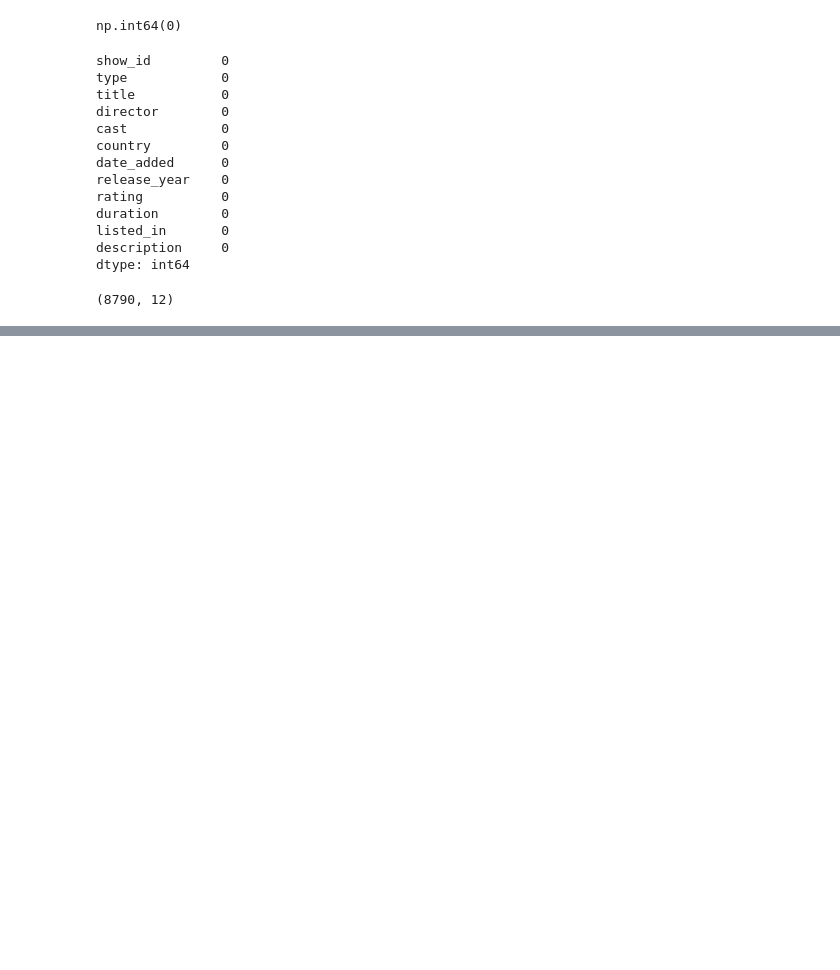
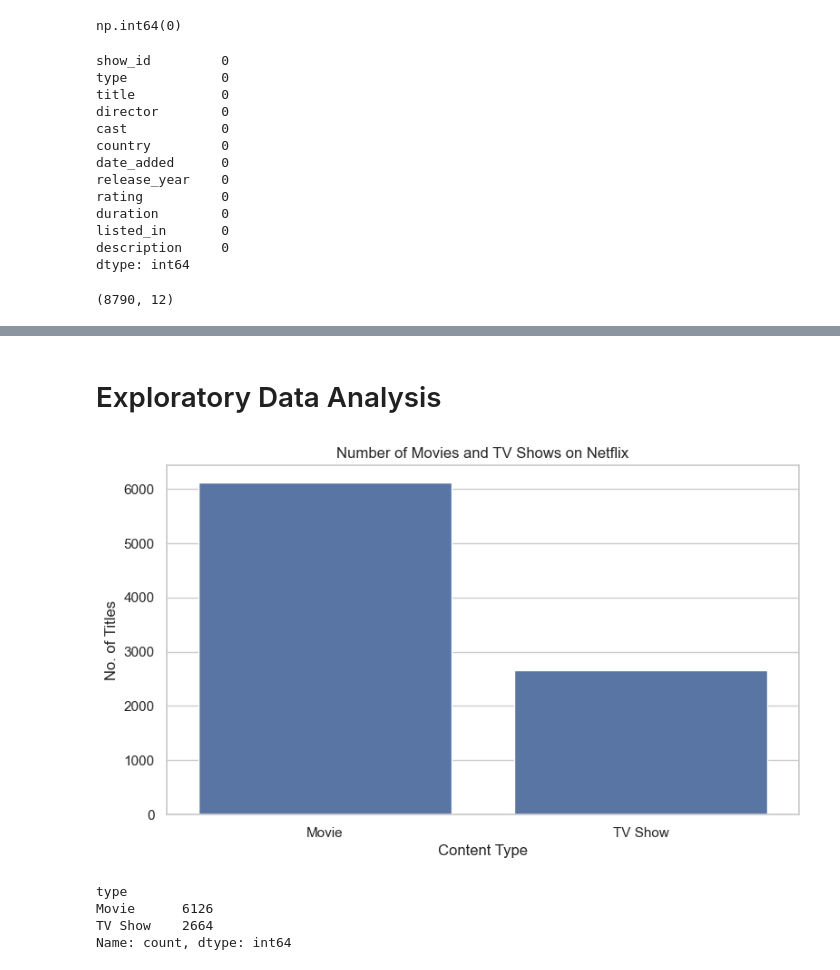
Before and after one commit to baasirahmad46/netflix-eda-visual-storytelling, a Jupyter notebook: notebooks/netflix_eda.ipynb, the cells around one changed output, grey strips where cells are left out. Drawn from its saved outputs; the diff is of its cells as text; code cells hidden in the pictures; blank space fills up the shorter version.

Commit message:
Add date/duration cleaning and first two charts with insights

```diff
--- a/notebooks/netflix_eda.ipynb
+++ b/notebooks/netflix_eda.ipynb
@@ -86,3 +86,7 @@ dtype: int64
 df_clean.shape # checking weather rows got deleted
 # %% [output]
 (8790, 12)
+# %%
+df_clean['date_added'] = pd.to_datetime(df_clean['date_added'].str.strip()) # converting date added from str obj to datetime
+df_clean['year_added'] = df_clean['date_added'].dt.year # new col with year in it
+df_clean['month_added'] = df_clean['date_added'].dt.month # new coll with months in it
@@ -88,0 +125,3 @@ df_clean.shape # checking weather rows got deleted
+# %%
+df_clean['duration_num'] = df_clean['duration'].str.extract(r'(\d+)')[0].astype(int) # extracting integer values from duration
+df_clean[['type','duration','duration_num']].head()
@@ -88,0 +135,18 @@ df_clean.shape # checking weather rows got deleted
+# %% [markdown]
+# Exploratory Data Analysis
+# %%
+plt.figure(figsize = (9,5))
+sns.countplot(data=df_clean,x='type')
+plt.title("Number of Movies and TV Shows on Netflix")
+plt.xlabel("Content Type")
+plt.ylabel("No. of Titles")
+plt.show()
+# %% [output]
+[figure, added]
+# %%
+df_clean['type'].value_counts()
+# %% [output]
+type
+Movie      6126
+TV Show    2664
+Name: count, dtype: int64
```
Also changed, not shown: parts of 7 cells of this notebook.
